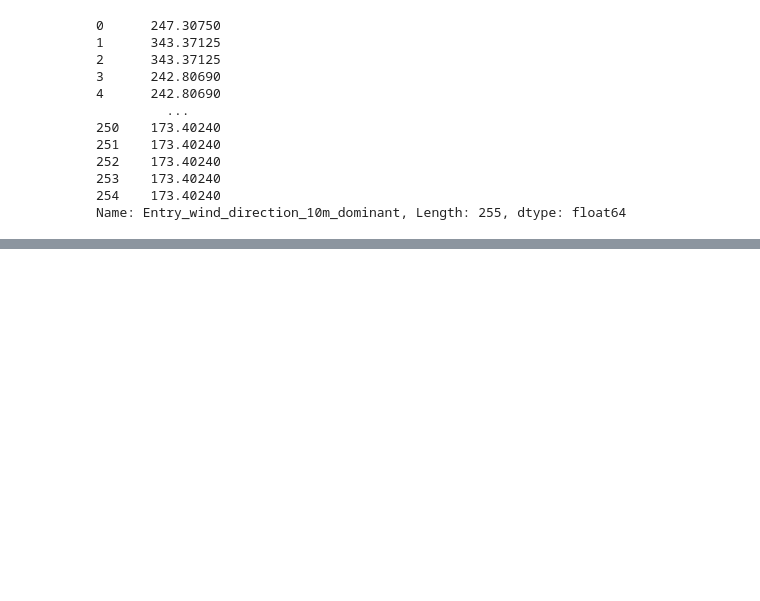
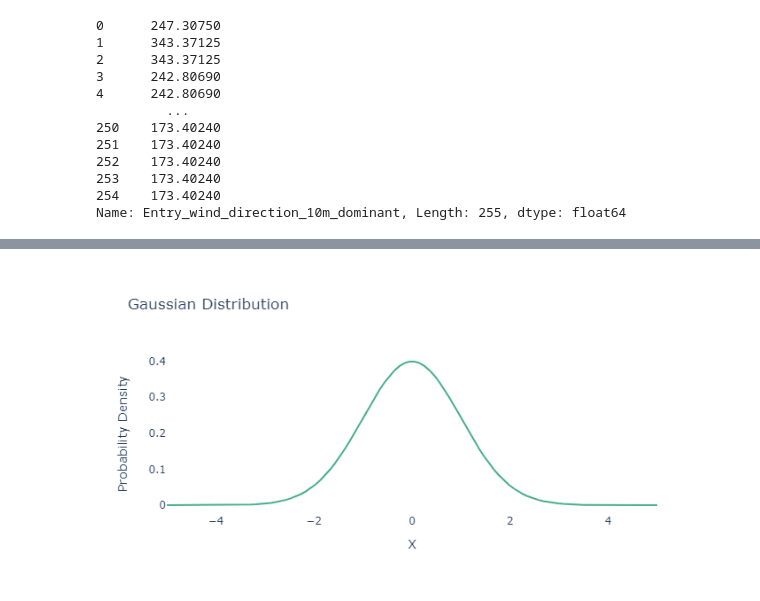
Before and after one commit to ThomasSecco/Hackathon, a Jupyter notebook: notebooks/Noising.ipynb, the cells around one changed output, grey strips where cells are left out. Cells and saved outputs as stored; diff of their text form; code cells hidden in the pictures; blank space fills up the shorter version.

```diff
--- a/notebooks/Noising.ipynb
+++ b/notebooks/Noising.ipynb
@@ -202,0 +351,24 @@ augmented_df.to_csv('augmented_data.csv', index=False)
+# %%
+import plotly.graph_objs as go
+import numpy as np
+
+# Generate data for Gaussian distribution
+x = np.linspace(-5, 5, 100)
+y = np.exp(-x**2 / 2) / np.sqrt(2 * np.pi)
+
+# Create plotly figure
+fig = go.Figure()
+
+# Add Gaussian distribution curve
+fig.add_trace(go.Scatter(x=x, y=y, mode='lines', line=dict(color='#48AF8A', width=2), name='Gaussian Distribution'))
+
+# Update layout
+fig.update_layout(title='Gaussian Distribution',
+                  xaxis_title='X',
+                  yaxis_title='Probability Density',
+                  plot_bgcolor='white')
+
+# Show plot
+fig.show()
+# %% [output]
+[figure, added]
```
Also changed, not shown: parts of 14 cells of this notebook, 10 other files.
